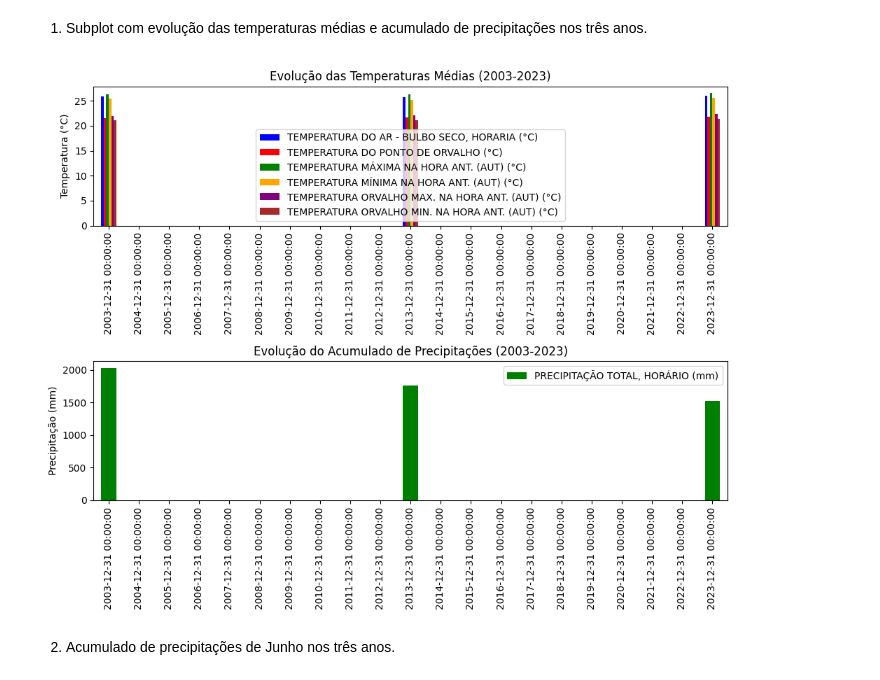
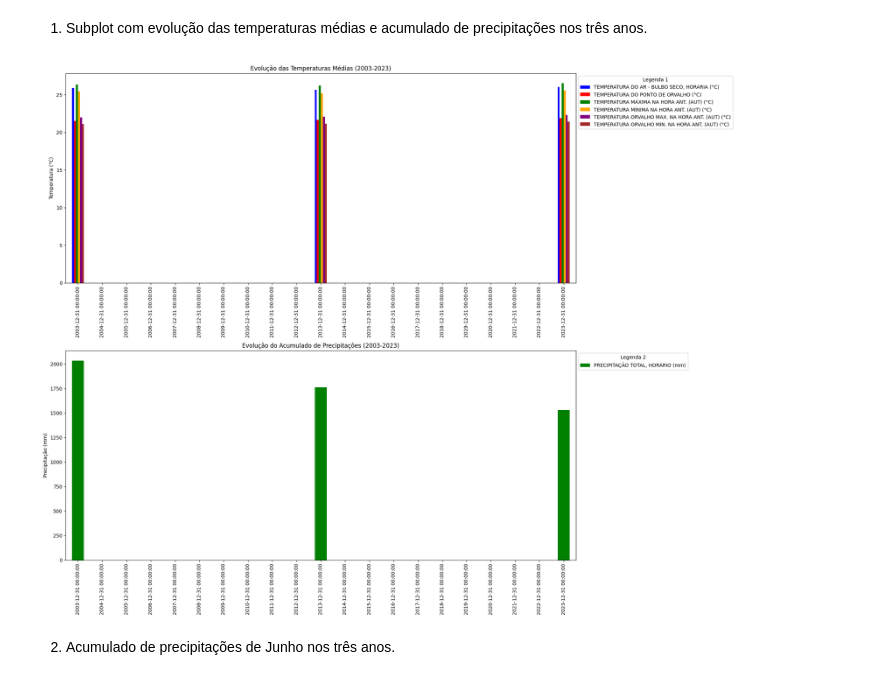
Before and after one commit to everaldina/Trilha_Python, a Jupyter notebook: PI-009.ipynb, the cells around one changed output. Saved outputs shown, nothing was run; the diff lists cells and outputs as text; code cells hidden in the pictures.

```diff
--- a/PI-009.ipynb
+++ b/PI-009.ipynb
@@ -144,33 +144,35 @@ import matplotlib.pyplot as plt
 # %%
 import matplotlib.pyplot as plt
 
-# Criando um subplot
-fig, axs = plt.subplots(2, 1, figsize=(10, 8))
+# Ajuste o tamanho da figura
+fig, axs = plt.subplots(2, 1, figsize=(20, 16))
 
 # Definindo as cores para cada ano
 cores_temperaturas = ['blue', 'red', 'green', 'orange', 'purple', 'brown', 'gray', 'pink', 'cyan', 'magenta', 'olive']
 
 # Plotando a evolução das temperaturas médias
 temperaturas_medias_anuais.plot.bar(ax=axs[0], color=cores_temperaturas, label='Temperatura Média')
 
 # Configurações do primeiro subplot
 axs[0].set_title('Evolução das Temperaturas Médias (2003-2023)')
 axs[0].set_ylabel('Temperatura (°C)')
-axs[0].legend()
 
 # Plotando o acumulado de precipitações
 acumulado_precipitacoes_anuais.plot.bar(ax=axs[1], color='green', label='Acumulado de Precipitações')
 
 # Configurações do segundo subplot
 axs[1].set_title('Evolução do Acumulado de Precipitações (2003-2023)')
 axs[1].set_ylabel('Precipitação (mm)')
-axs[1].legend()
+
+# Adicionando legenda fora do gráfico
+axs[0].legend(loc='upper left', bbox_to_anchor=(1, 1), title='Legenda 1')
+axs[1].legend(loc='upper left', bbox_to_anchor=(1, 1), title='Legenda 2')
 
 # Ajustando layout
 plt.tight_layout()
 plt.show()
 # %% [output]
-[figure, old version]
+[figure, new version]
 # %% [markdown]
 2. Acumulado de precipitações de Junho nos três anos.
 # %% [markdown]
```
